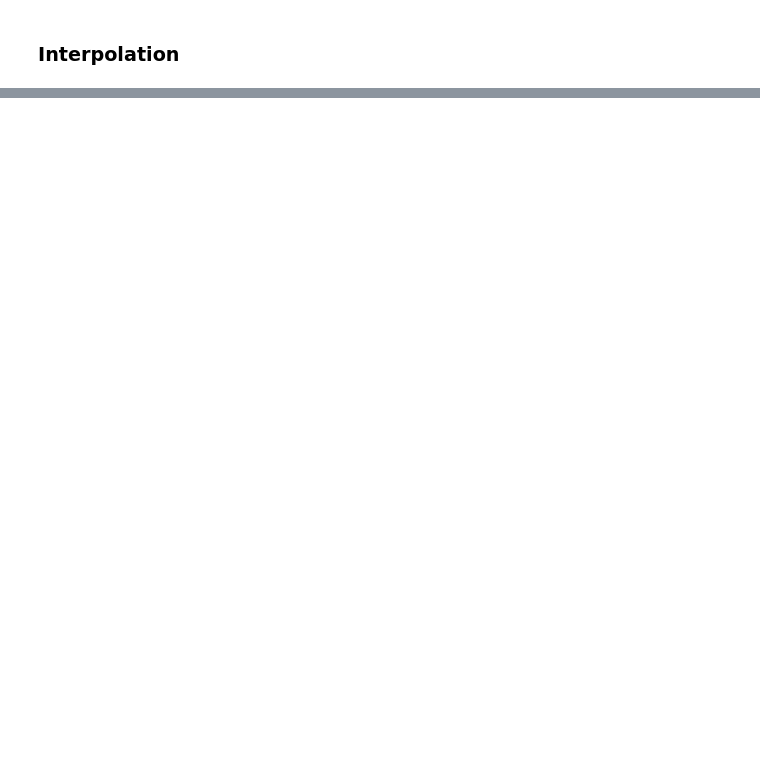
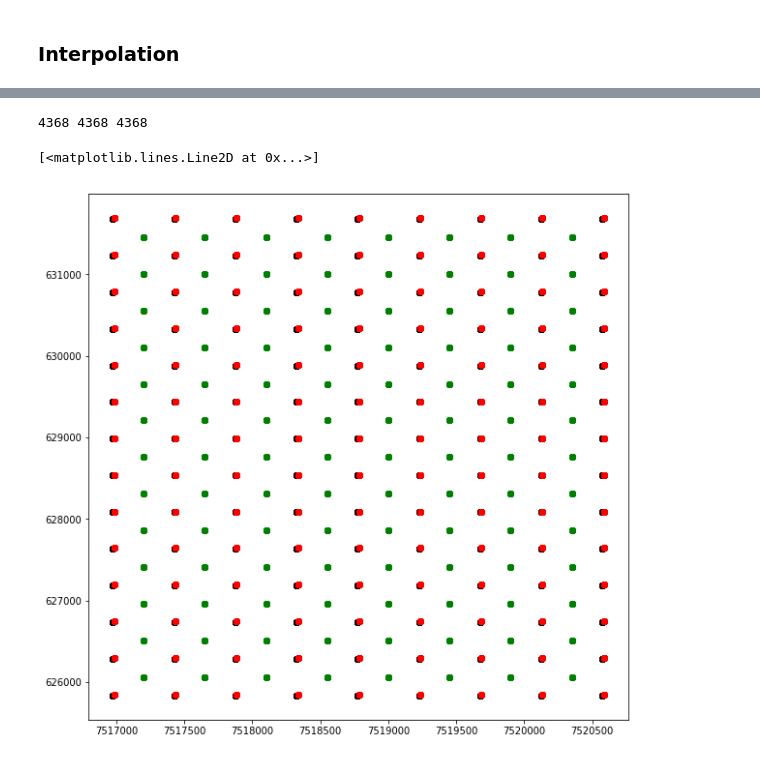
Before and after one commit to florasolon/interpolation_misc, a Jupyter notebook: Interpolate-modem-model.ipynb, the cells around one changed output, grey strips where cells are left out. Cells and saved outputs as stored; diff of their text form; code cells hidden in the pictures; blank space fills up the shorter version.

```diff
--- a/Interpolate-modem-model.ipynb
+++ b/Interpolate-modem-model.ipynb
@@ -190,2 +200,14 @@ z0 = np.copy(z1)
+# %%
+print(x0.size,y0.size,z0.size)
+# %% [output]
+4368 4368 4368
+# %%
+plt.figure(figsize=(10,10))
+plt.plot(x1,y1,'ko')
+plt.plot(x0,y0,'go')
+plt.plot(xc,yc,'ro')
+# %% [output]
+[<matplotlib.lines.Line2D at 0x...>]
+[figure, added]
 # %%
 # Calculate interpolation function
```
Also changed, not shown: parts of 13 cells of this notebook, 1 other file.
